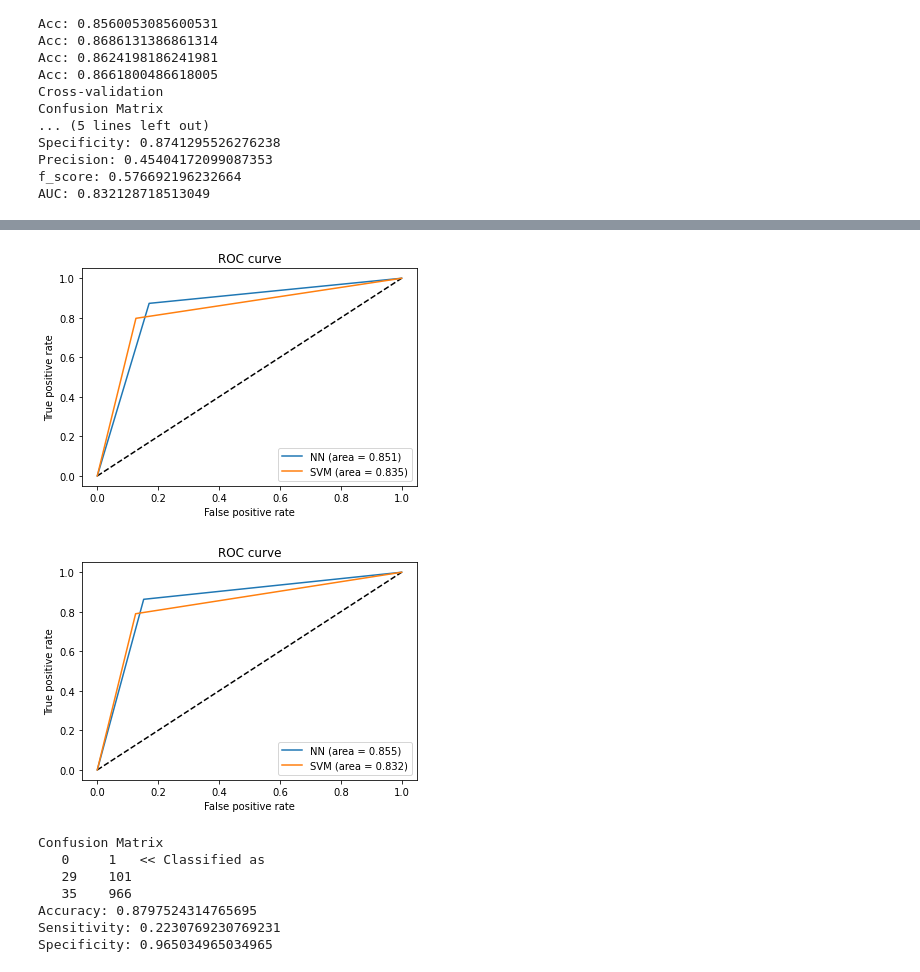
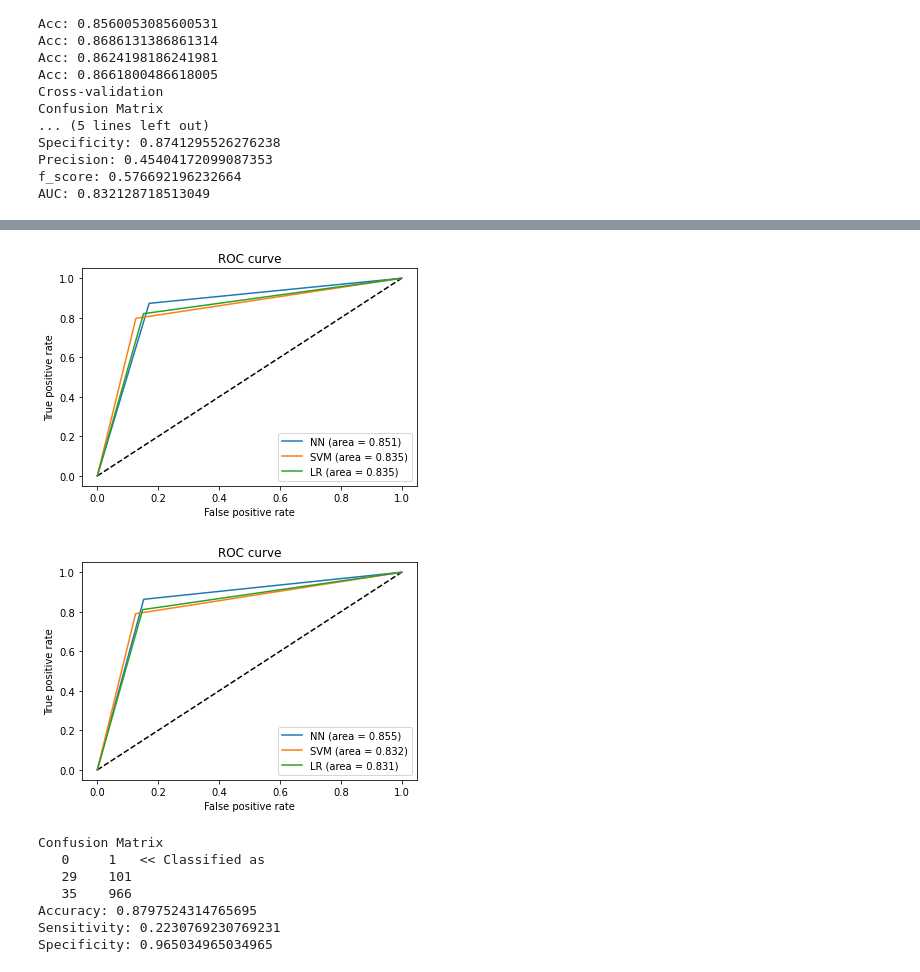
Before and after one commit to rahbarahsan/Bank-Marketing, a Jupyter notebook: Bank-marketting.ipynb, the cells around one changed output, grey strips where cells are left out. Drawn from its saved outputs; the diff is of its cells as text; code cells hidden in the pictures.

Commit message:
Logistics Regression added

```diff
--- a/Bank-marketting.ipynb
+++ b/Bank-marketting.ipynb
@@ -338,3 +339,19 @@ def crossvalidate_SVM_Smote(folds,X,Y):
   Confusion_matrix(tn,fp,fn,tp)
   print("AUC: "+repr(auc_svm))
   return  fpr_svm,tpr_svm ,thresholds_svm,auc_svm
+# %%
+def percentage_split_LogisticsRegression_SMOTE(percentage_split,X,Y):
+
+    x_train,x_test,y_train,y_test = train_test_split(X,Y,stratify=Y,test_size = percentage_split,random_state=0)
+    x_train,y_train = dSMOTE(x_train,y_train)
+    clf = LogisticRegression(penalty = 'l2')
+    clf.fit(x_train,y_train)
+    y_pred = clf.predict(x_test)
+    fpr_lr,tpr_lr ,thresholds_lr  = roc_curve(y_test,y_pred)
+    auc_lr = auc(fpr_lr, tpr_lr)
+    tn,fp,fn,tp = confusion_matrix(y_test,y_pred).ravel()
+
+    print("Percentage Split")
+    Confusion_matrix(tn,fp,fn,tp)
+    print("AUC: "+repr(auc_lr))
+    return  fpr_lr,tpr_lr ,thresholds_lr,auc_lr
@@ -736,3 +800,5 @@ Specificity: 0.8741295526276238
 Precision: 0.45404172099087353
 f_score: 0.576692196232664
 AUC: 0.832128718513049
+# %%
+fpr_lr_p,tpr_lr_p ,thresholds_lr_p,auc_lr_p = percentage_split_LogisticsRegression_SMOTE(0.25,X,Y)
@@ -739,23 +837,25 @@ AUC: 0.832128718513049
 # %%
 plt.figure(1)
 plt.plot([0, 1], [0, 1], 'k--')
 
 plt.plot(fpr_nn_p, tpr_nn_p, label='NN (area = {:.3f})'.format(auc_nn_p))
 plt.plot(fpr_svm_p, tpr_svm_p, label='SVM (area = {:.3f})'.format(auc_svm_p))
+plt.plot(fpr_lr_p, tpr_lr_p, label='LR (area = {:.3f})'.format(auc_lr_p))
 
 plt.xlabel('False positive rate')
 plt.ylabel('True positive rate')
 plt.title('ROC curve')
 plt.legend(loc='best')
 plt.show()
 # %% [output]
-[figure, old version]
+[figure, new version]
 # %%
 plt.figure(1)
 plt.plot([0, 1], [0, 1], 'k--')
 
 plt.plot(fpr_nn_c, tpr_nn_c, label='NN (area = {:.3f})'.format(auc_nn_c))
 plt.plot(fpr_svm_c, tpr_svm_c, label='SVM (area = {:.3f})'.format(auc_svm_c))
+plt.plot(fpr_lr_c, tpr_lr_c, label='LR (area = {:.3f})'.format(auc_lr_c))
 
 plt.xlabel('False positive rate')
 plt.ylabel('True positive rate')
@@ -763,7 +863,7 @@ plt.title('ROC curve')
 plt.legend(loc='best')
 plt.show()
 # %% [output]
-[figure, old version]
+[figure, new version]
 # %%
 # clf = svm.SVC(kernel="linear")
 # clf.fit(x_train, y_train)
```
Also changed, not shown: parts of 4 cells of this notebook.
